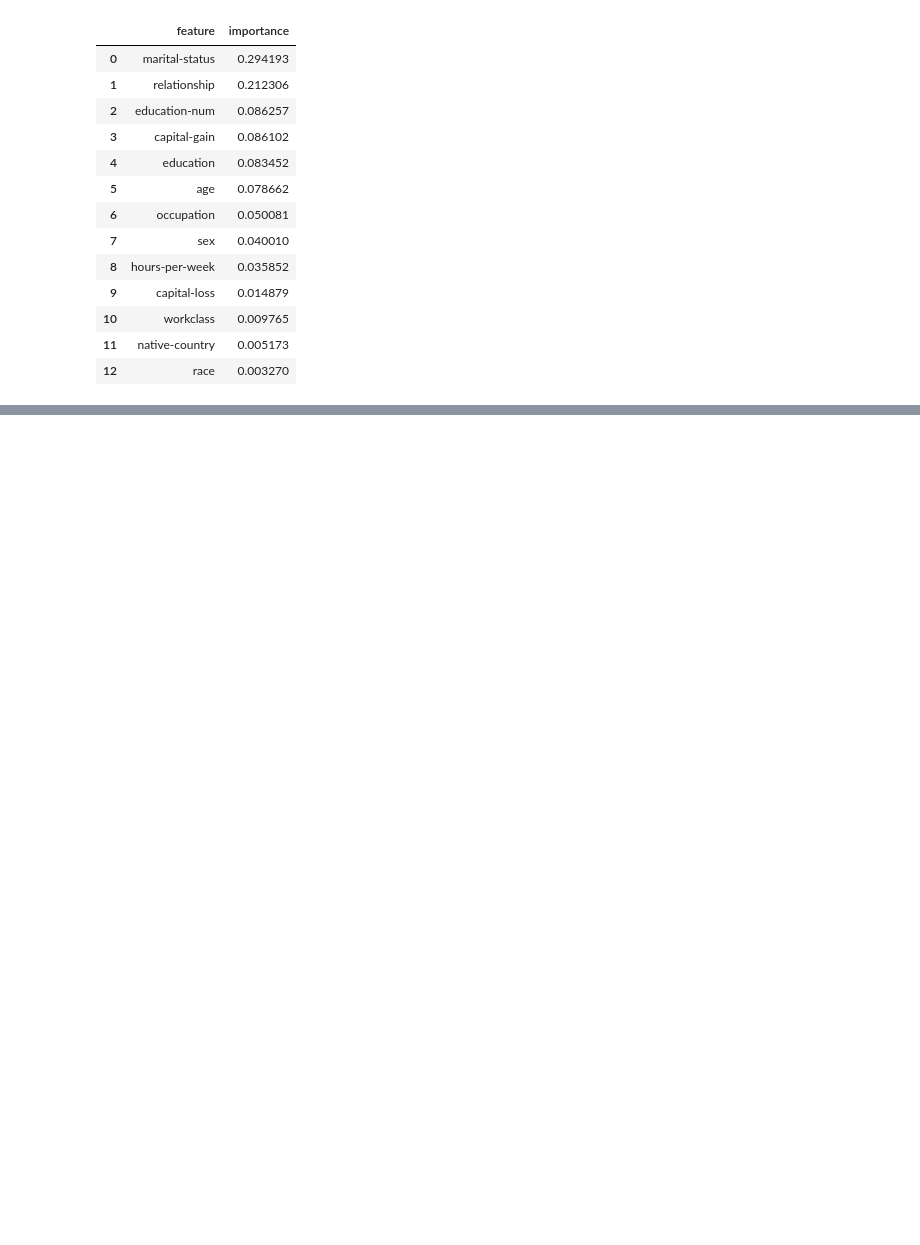
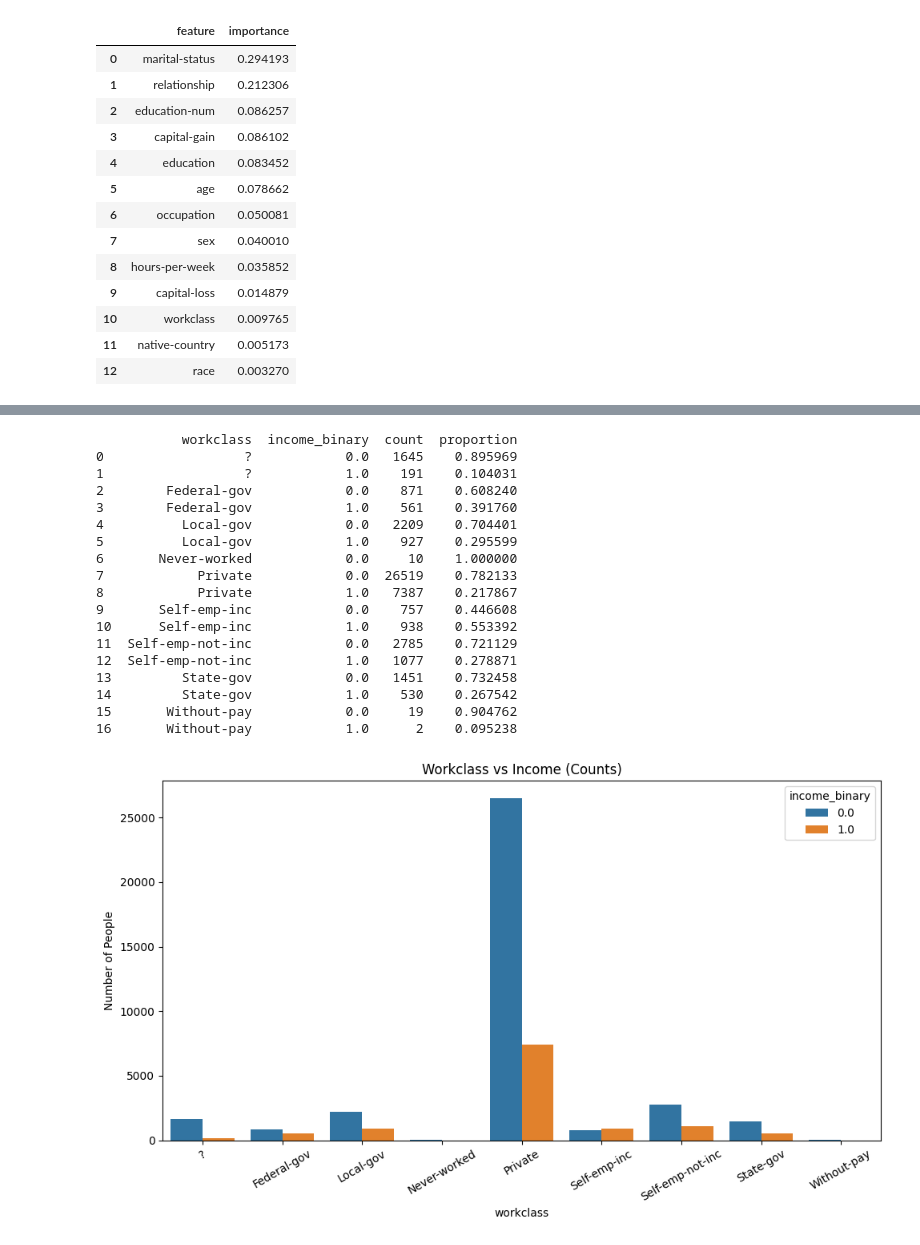
Before and after one commit to Kyle-Briggs8/Research1, a Jupyter notebook: test.ipynb, the cells around one changed output, grey strips where cells are left out. Saved outputs shown, nothing was run; the diff lists cells and outputs as text; code cells hidden in the pictures; blank space fills up the shorter version.

```diff
--- a/test.ipynb
+++ b/test.ipynb
@@ -714,0 +801,63 @@ imp_df.head(20)
+# %%
+import pandas as pd
+import seaborn as sns
+import matplotlib.pyplot as plt
+
+counts = df_full.groupby(['workclass', 'income_binary']).size().reset_index(name='count')
+
+# --- 2. Also calculate proportions within each marital status
+# This helps to see the share of over/under 50k inside each category
+totals = counts.groupby('workclass')['count'].transform('sum')
+counts['proportion'] = counts['count'] / totals
+
+print(counts)
+
+# --- 3. Plot as grouped bar chart (absolute counts)
+plt.figure(figsize=(10,6))
+sns.barplot(
+    data=counts,
+    x='workclass',
+    y='count',
+    hue='income_binary'
+)
+plt.xticks(rotation=30)
+plt.title('Workclass vs Income (Counts)')
+plt.xlabel('workclass')
+plt.ylabel('Number of People')
+plt.tight_layout()
+plt.show()
+
+# --- 4. Plot as stacked proportion chart (optional)
+plt.figure(figsize=(10,6))
+sns.barplot(
+    data=counts,
+    x='workclass',
+    y='proportion',
+    hue='income_binary'
+)
+plt.xticks(rotation=30)
+plt.title('Workclass vs Income (Proportions)')
+plt.xlabel('Workclass')
+plt.ylabel('Proportion')
+plt.tight_layout()
+plt.show()
+# %% [output]
+           workclass  income_binary  count  proportion
+0                  ?            0.0   1645    0.895969
+1                  ?            1.0    191    0.104031
+2        Federal-gov            0.0    871    0.608240
+3        Federal-gov            1.0    561    0.391760
+4          Local-gov            0.0   2209    0.704401
+5          Local-gov            1.0    927    0.295599
+6       Never-worked            0.0     10    1.000000
+7            Private            0.0  26519    0.782133
+8            Private            1.0   7387    0.217867
+9       Self-emp-inc            0.0    757    0.446608
+10      Self-emp-inc            1.0    938    0.553392
+11  Self-emp-not-inc            0.0   2785    0.721129
+12  Self-emp-not-inc            1.0   1077    0.278871
+13         State-gov            0.0   1451    0.732458
+14         State-gov            1.0    530    0.267542
+15       Without-pay            0.0     19    0.904762
+16       Without-pay            1.0      2    0.095238
+[figure, added]
```
Also changed, not shown: parts of 23 cells of this notebook.
